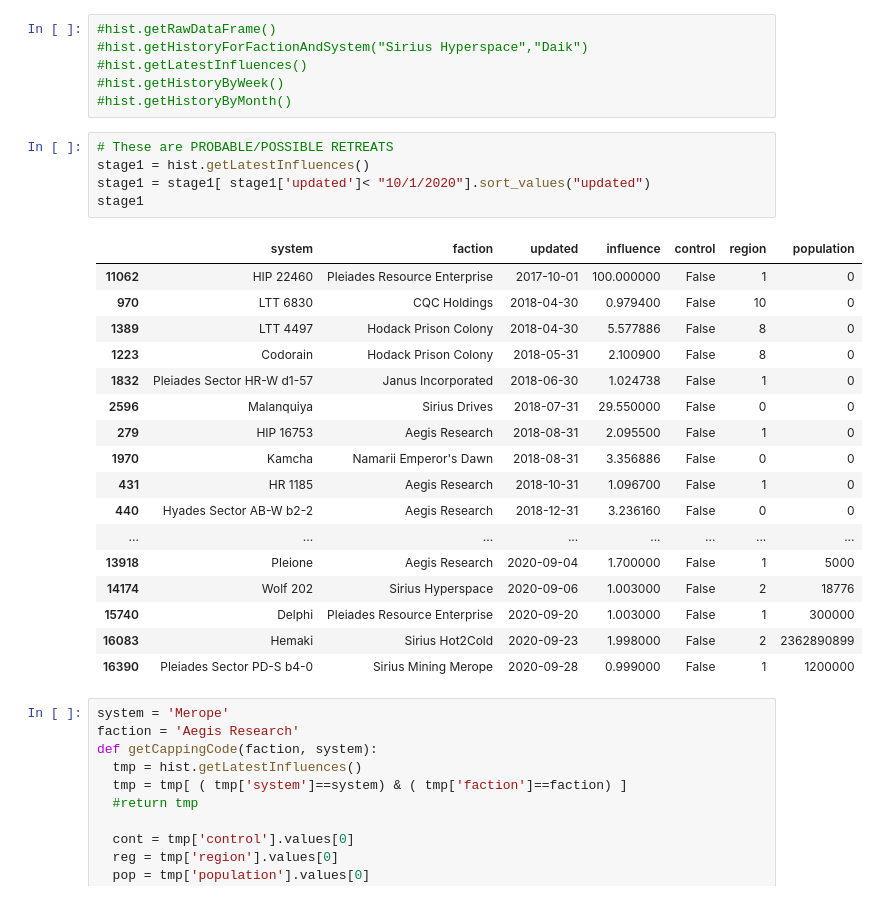
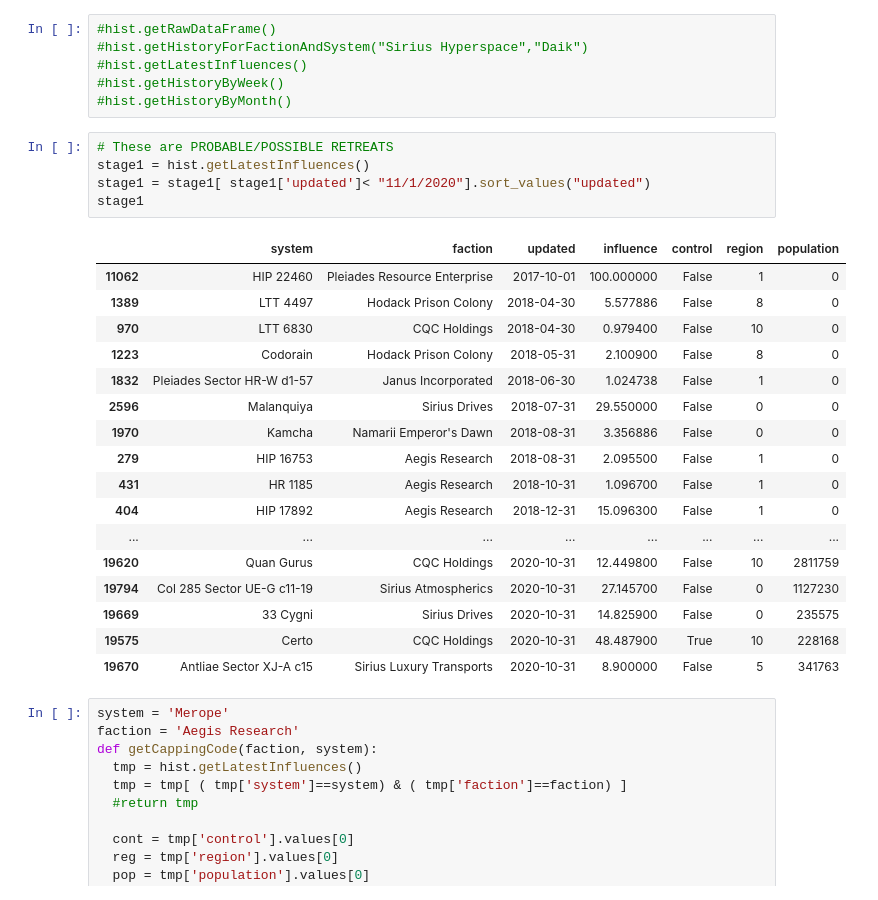
Before and after one commit to HausReport/ClubRaiders, a Jupyter notebook: notebooks/History.ipynb, the cells around one changed output. Drawn from its saved outputs; the diff is of its cells as text.

```diff
--- a/notebooks/History.ipynb
+++ b/notebooks/History.ipynb
@@ -622,26 +622,26 @@ fig.show()
 # %%
 # These are PROBABLE/POSSIBLE RETREATS
 stage1 = hist.getLatestInfluences()
-stage1 = stage1[ stage1['updated']< "10/1/2020"].sort_values("updated")
+stage1 = stage1[ stage1['updated']< "11/1/2020"].sort_values("updated")
 stage1
 # %% [output]
 |  | system | faction | updated | influence | control | region | population |
 | 11062 | HIP 22460 | Pleiades Resource Enterprise | 2017-10-01 | 100.000000 | False | 1 | 0 |
+| 1389 | LTT 4497 | Hodack Prison Colony | 2018-04-30 | 5.577886 | False | 8 | 0 |
 | 970 | LTT 6830 | CQC Holdings | 2018-04-30 | 0.979400 | False | 10 | 0 |
-| 1389 | LTT 4497 | Hodack Prison Colony | 2018-04-30 | 5.577886 | False | 8 | 0 |
 | 1223 | Codorain | Hodack Prison Colony | 2018-05-31 | 2.100900 | False | 8 | 0 |
 | 1832 | Pleiades Sector HR-W d1-57 | Janus Incorporated | 2018-06-30 | 1.024738 | False | 1 | 0 |
 | 2596 | Malanquiya | Sirius Drives | 2018-07-31 | 29.550000 | False | 0 | 0 |
+| 1970 | Kamcha | Namarii Emperor's Dawn | 2018-08-31 | 3.356886 | False | 0 | 0 |
 | 279 | HIP 16753 | Aegis Research | 2018-08-31 | 2.095500 | False | 1 | 0 |
-| 1970 | Kamcha | Namarii Emperor's Dawn | 2018-08-31 | 3.356886 | False | 0 | 0 |
 | 431 | HR 1185 | Aegis Research | 2018-10-31 | 1.096700 | False | 1 | 0 |
-| 440 | Hyades Sector AB-W b2-2 | Aegis Research | 2018-12-31 | 3.236160 | False | 0 | 0 |
+| 404 | HIP 17892 | Aegis Research | 2018-12-31 | 15.096300 | False | 1 | 0 |
 | ... | ... | ... | ... | ... | ... | ... | ... |
-| 13918 | Pleione | Aegis Research | 2020-09-04 | 1.700000 | False | 1 | 5000 |
-| 14174 | Wolf 202 | Sirius Hyperspace | 2020-09-06 | 1.003000 | False | 2 | 18776 |
-| 15740 | Delphi | Pleiades Resource Enterprise | 2020-09-20 | 1.003000 | False | 1 | 300000 |
-| 16083 | Hemaki | Sirius Hot2Cold | 2020-09-23 | 1.998000 | False | 2 | 2362890899 |
-| 16390 | Pleiades Sector PD-S b4-0 | Sirius Mining Merope | 2020-09-28 | 0.999000 | False | 1 | 1200000 |
+| 19620 | Quan Gurus | CQC Holdings | 2020-10-31 | 12.449800 | False | 10 | 2811759 |
+| 19794 | Col 285 Sector UE-G c11-19 | Sirius Atmospherics | 2020-10-31 | 27.145700 | False | 0 | 1127230 |
+| 19669 | 33 Cygni | Sirius Drives | 2020-10-31 | 14.825900 | False | 0 | 235575 |
+| 19575 | Certo | CQC Holdings | 2020-10-31 | 48.487900 | True | 10 | 228168 |
+| 19670 | Antliae Sector XJ-A c15 | Sirius Luxury Transports | 2020-10-31 | 8.900000 | False | 5 | 341763 |
 # %%
 system = 'Merope'
 faction = 'Aegis Research'
```
Also changed, not shown: parts of 7 cells of this notebook.
